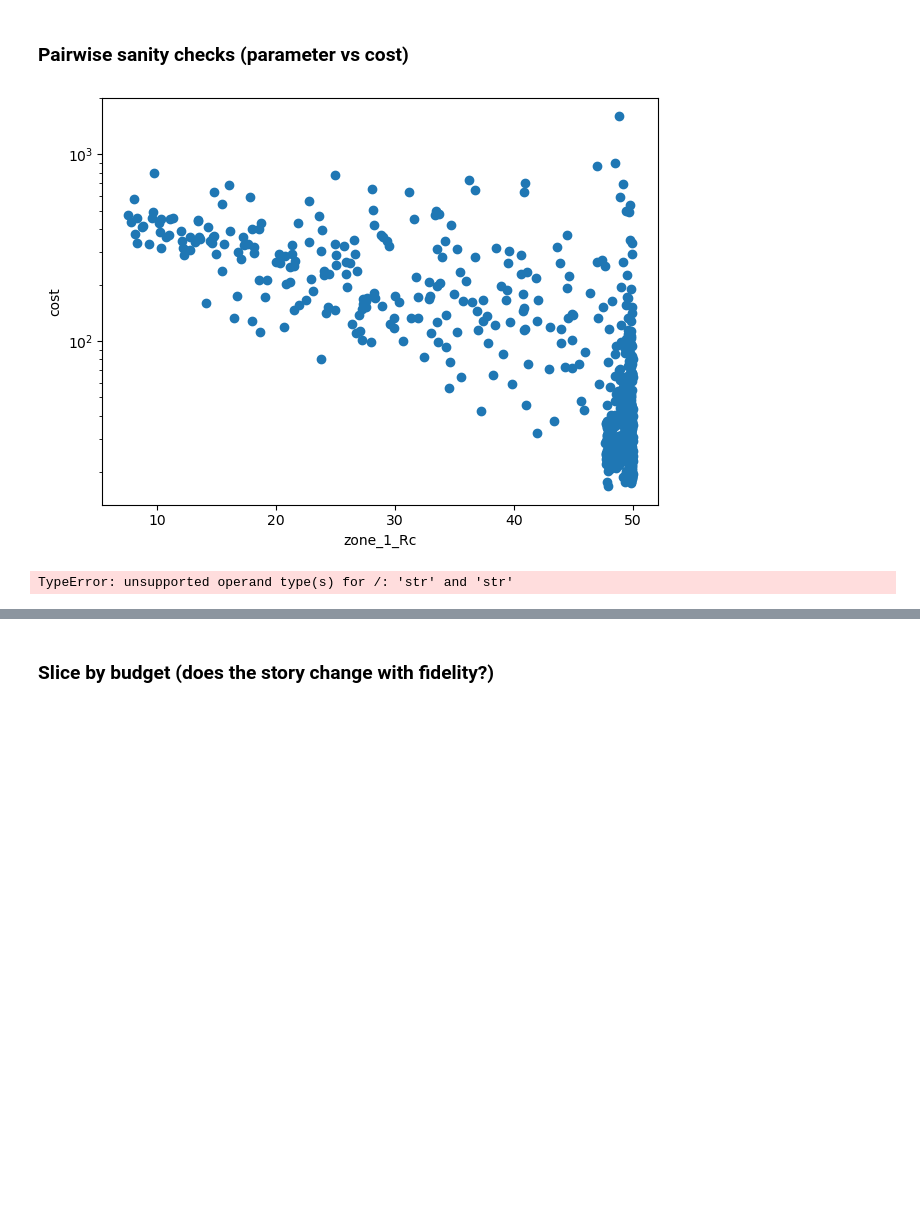
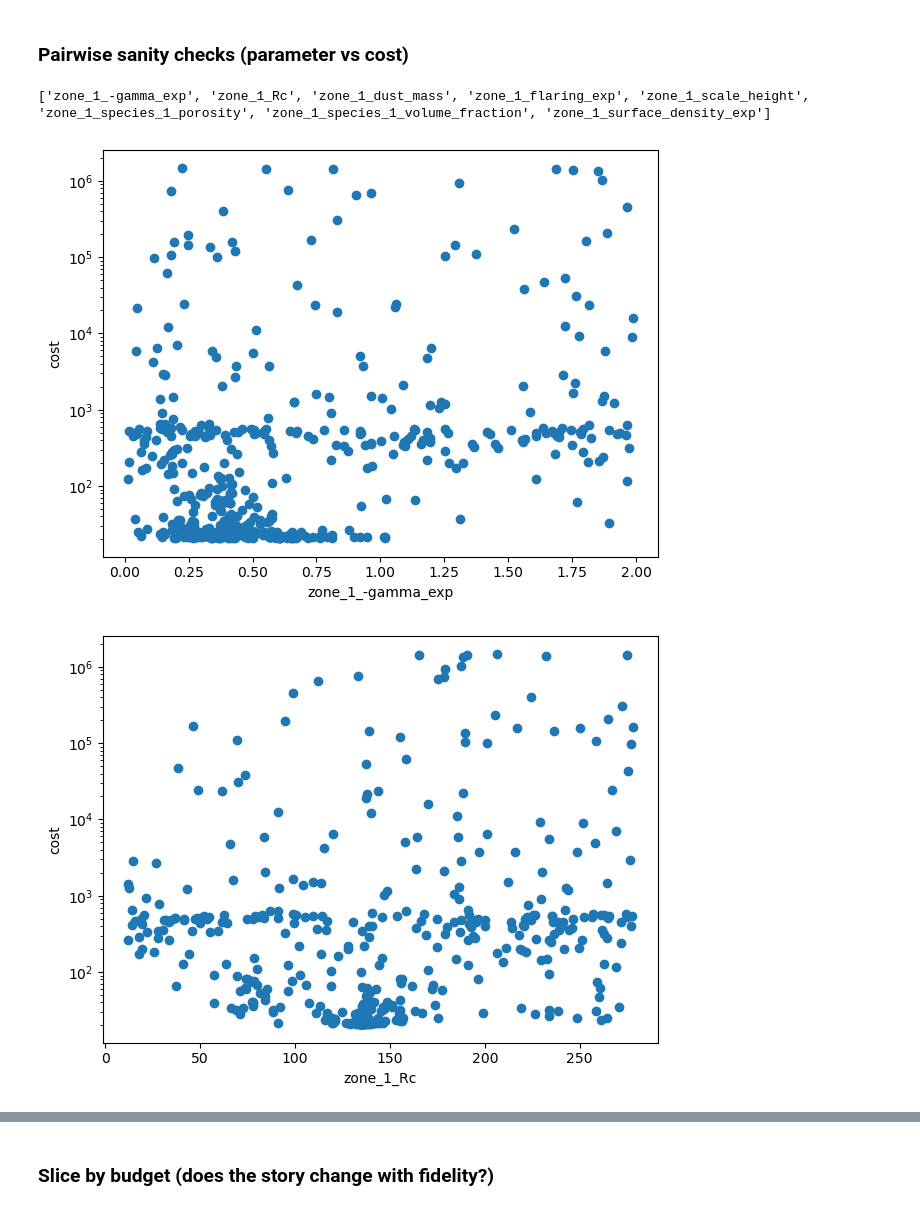
Before and after one commit to kandrych/modelling_optimisation, a Jupyter notebook: scripts/after_optimisation.ipynb, the cells around one changed output, grey strips where cells are left out. Saved outputs shown, nothing was run; the diff lists cells and outputs as text; code cells hidden in the pictures; blank space fills up the shorter version.

```diff
--- a/scripts/after_optimisation.ipynb
+++ b/scripts/after_optimisation.ipynb
@@ -18,7 +19,11 @@ import matplotlib.pyplot as plt
 /home/kandrych/venvs/obriy311/bin/python
 backend: module://matplotlib_inline.backend_inline
 # %%
-df=pd.read_csv("/fred/oz061/kandrych/smac/20260414_sed_corner_plot/smac_results/trials.csv")
-results_dir="/fred/oz061/kandrych/smac/20260414_sed_corner_plot/smac_results/"
+
+
+
+df=pd.read_csv("/fred/oz061/kandrych/smac/20260501_no_puffed_rim_budget1/smac_results/trials.csv")
+results_dir="/fred/oz061/kandrych/smac/20260501_no_puffed_rim_budget1/smac_results/after_optimisation/"
+Path(results_dir).mkdir(parents=True, exist_ok=True)
 df
 # %% [output]
@@ -54,18 +58,23 @@ Top 5 max budget trials:
 # %% [markdown]
 ### Pairwise sanity checks (parameter vs cost)
 # %%
+exclude = {"config_id", "seed", "budget", "cost", "time", "status",
+           'distance_pc', "alpha_viscosity", 'zone_1_gas_to_dust', 'zone_1_species_1_amin'}
 
+param_cols = [c for c in df.columns if c not in exclude]
+print(param_cols)
 
-for p in ["zone_1_Rc", "zone_1_flaring_exp", "zone_1_dust_mass", "zone_1_species_1_porosity"]:  # rename to your actual names
+for p in param_cols:  # rename to your actual names
     if p in df.columns:
         plt.figure()
         plt.scatter(df[p], df["cost"])
         plt.xlabel(p); plt.ylabel("cost")
         plt.yscale("log")  # often helpful
         plt.tight_layout()
+        plt.savefig(results_dir +f"scatter_{p}.png", dpi=150)
         plt.show()
-        plt.savefig(results_dir / f"scatter_{p}.png", dpi=150)
         plt.close()
 # %% [output]
+['zone_1_-gamma_exp', 'zone_1_Rc', 'zone_1_dust_mass', 'zone_1_flaring_exp', 'zone_1_scale_height', 'zone_1_species_1_porosity', 'zone_1_species_1_volume_fraction', 'zone_1_surface_density_exp']
-[figure, old version]
+[figure, new version]
-TypeError: unsupported operand type(s) for /: 'str' and 'str'
+[figure, added]
```
Also changed, not shown: parts of 17 cells of this notebook, 4 other files.
